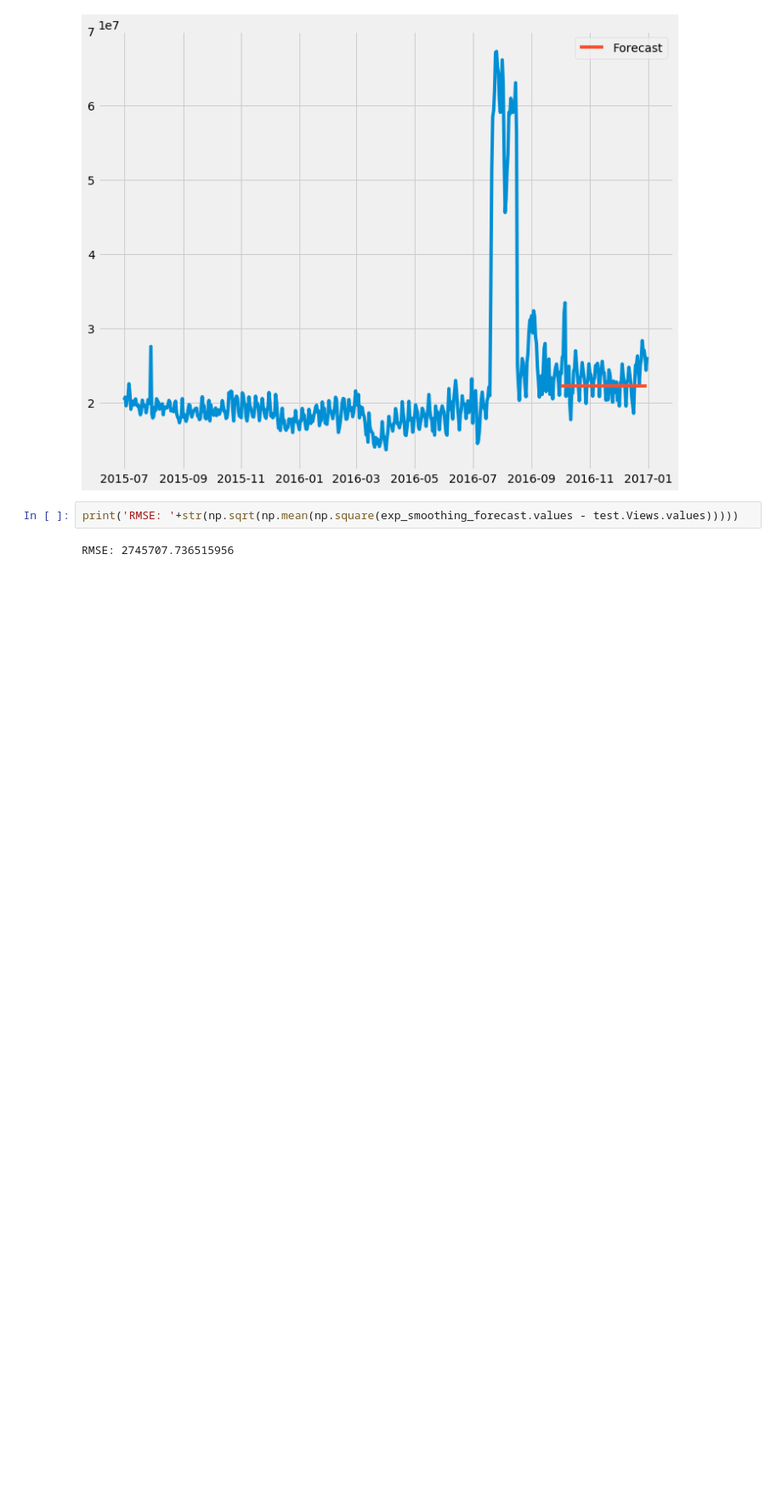
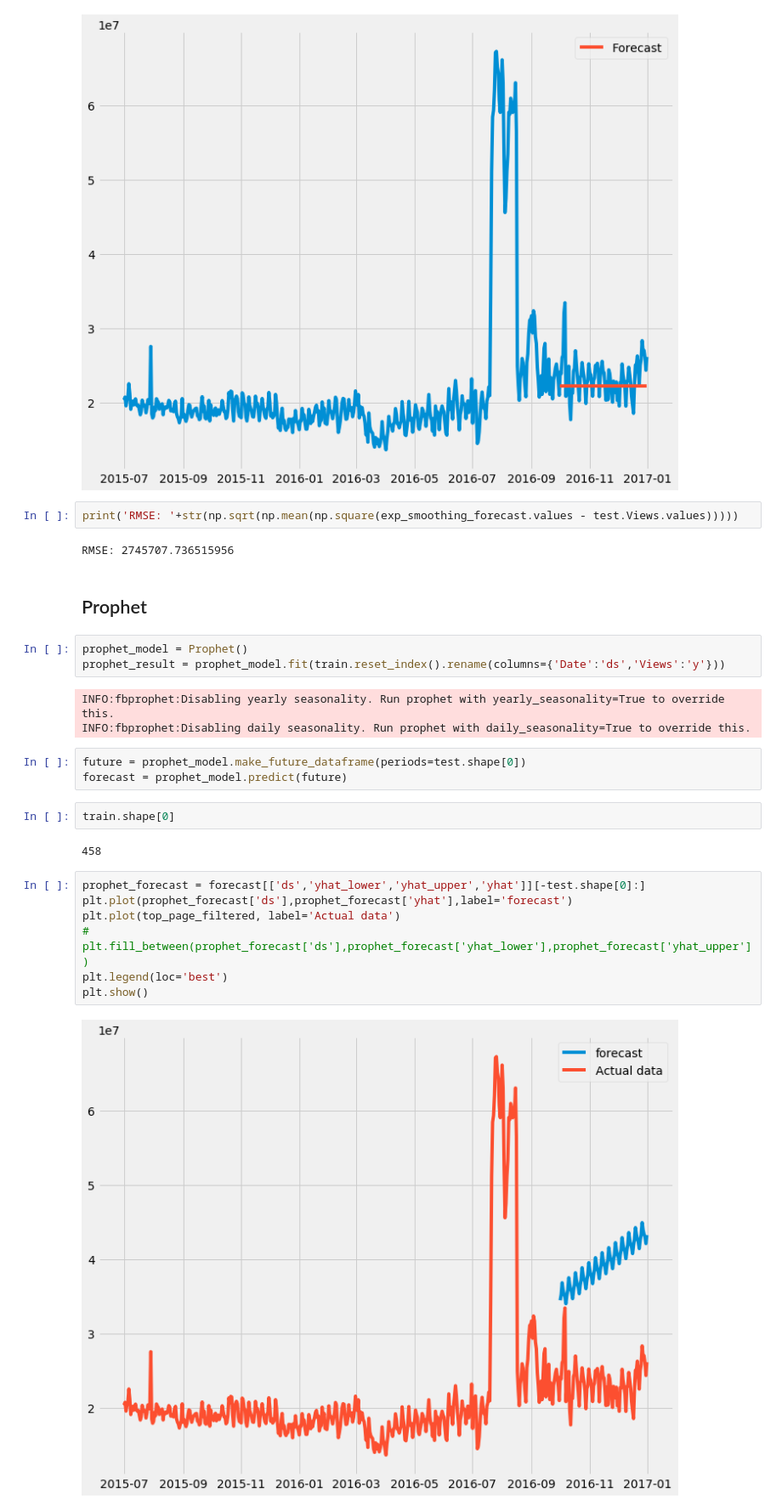
Before and after one commit to Subikshaa/Time-Series-Forecasting-on-Web-Traffic-Dataset, a Jupyter notebook: forecast.ipynb, the cells around one changed output. Shown at 85% size. Cells and saved outputs as stored; diff of their text form; blank space fills up the shorter version.

Commit message:
Prophet

```diff
--- a/forecast.ipynb
+++ b/forecast.ipynb
@@ -477,3 +574,27 @@ plt.show()
 print('RMSE: '+str(np.sqrt(np.mean(np.square(exp_smoothing_forecast.values - test.Views.values)))))
 # %% [output]
 RMSE: 2745707.736515956
+# %% [markdown]
+## Prophet
+# %%
+prophet_model = Prophet()
+prophet_result = prophet_model.fit(train.reset_index().rename(columns={'Date':'ds','Views':'y'}))
+# %% [output]
+INFO:fbprophet:Disabling yearly seasonality. Run prophet with yearly_seasonality=True to override this.
+INFO:fbprophet:Disabling daily seasonality. Run prophet with daily_seasonality=True to override this.
+# %%
+future = prophet_model.make_future_dataframe(periods=test.shape[0])
+forecast = prophet_model.predict(future)
+# %%
+train.shape[0]
+# %% [output]
+458
+# %%
+prophet_forecast = forecast[['ds','yhat_lower','yhat_upper','yhat']][-test.shape[0]:]
+plt.plot(prophet_forecast['ds'],prophet_forecast['yhat'],label='forecast')
+plt.plot(top_page_filtered, label='Actual data')
+# plt.fill_between(prophet_forecast['ds'],prophet_forecast['yhat_lower'],prophet_forecast['yhat_upper'])
+plt.legend(loc='best')
+plt.show()
+# %% [output]
+[figure, added]
```
Also changed, not shown: parts of 31 cells of this notebook.
